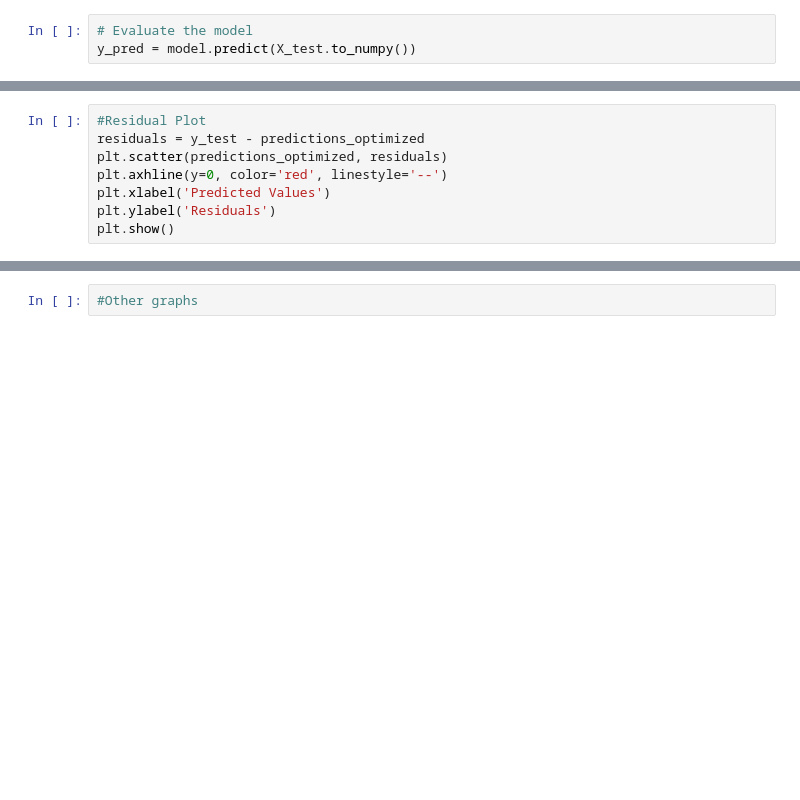
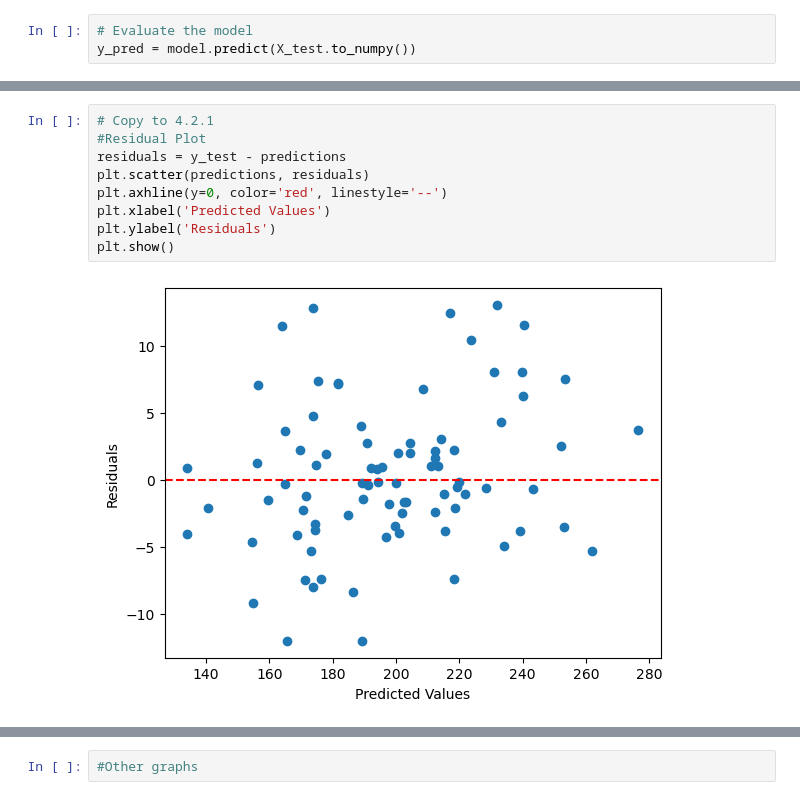
Before and after one commit to agbandong/valorant-boosted-tree, a Jupyter notebook: ACS_Model_test.ipynb, the cells around one changed output, grey strips where cells are left out. Drawn from its saved outputs; the diff is of its cells as text; blank space fills up the shorter version.

```diff
--- a/ACS_Model_test.ipynb
+++ b/ACS_Model_test.ipynb
@@ -52,11 +68,14 @@ print(f'Mean Squared Error: {mse}')
 # %%
+# Copy to 4.2.1
 #Residual Plot
-residuals = y_test - predictions_optimized
-plt.scatter(predictions_optimized, residuals)
+residuals = y_test - predictions
+plt.scatter(predictions, residuals)
 plt.axhline(y=0, color='red', linestyle='--')
 plt.xlabel('Predicted Values')
 plt.ylabel('Residuals')
 plt.show()
+# %% [output]
+[figure, added]
 # %%
 #Distribution of Residuals
 sns.histplot(residuals, kde=True)
```
Also changed, not shown: parts of 18 cells of this notebook, 6 other files.
